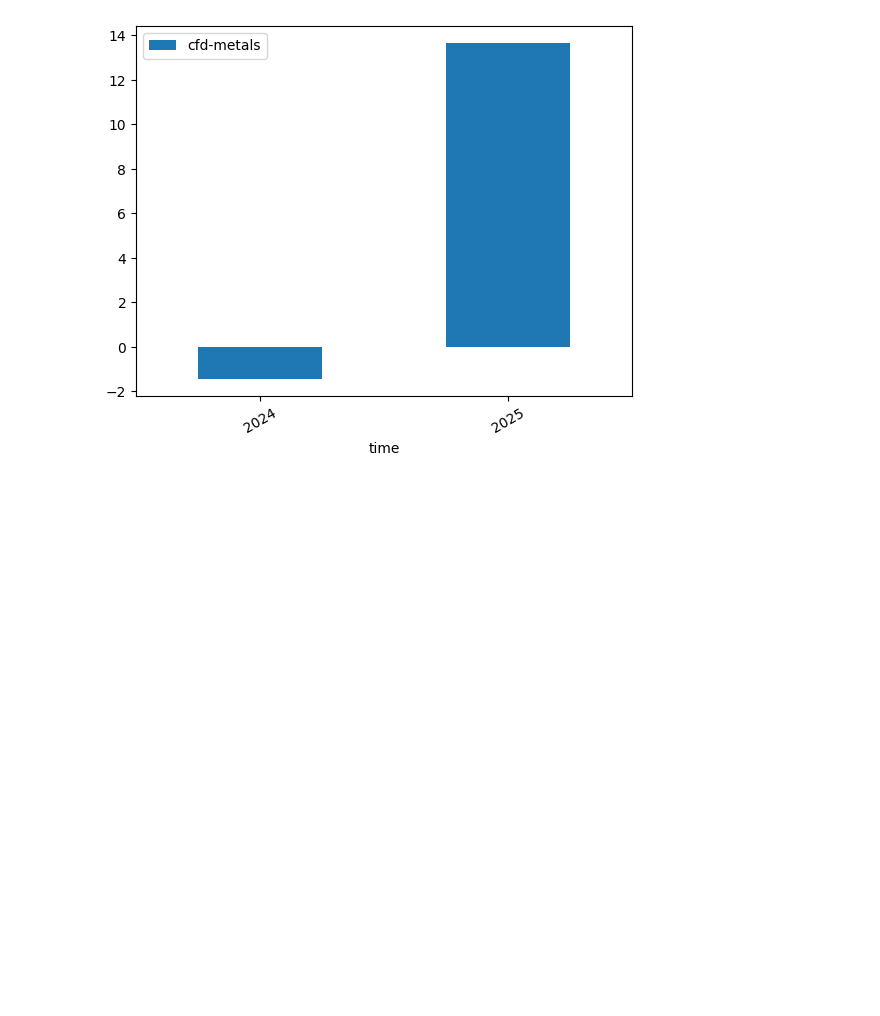
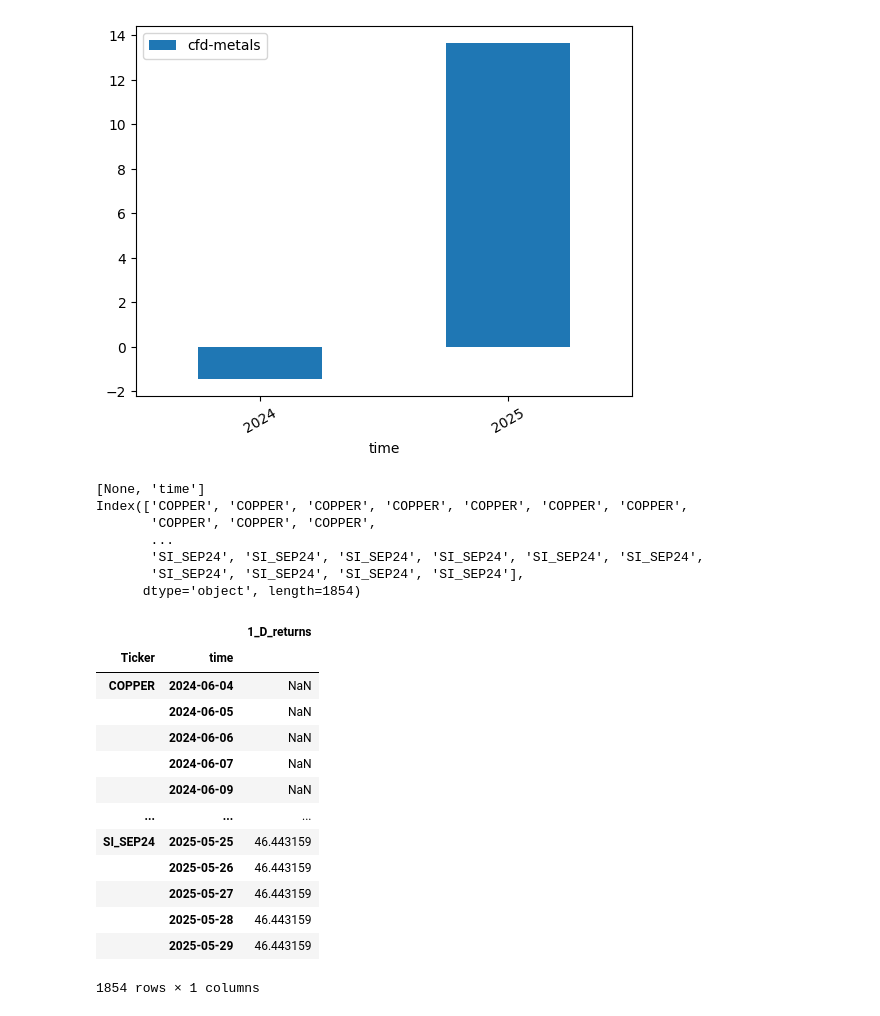
Before and after one commit to shreyash99ramtekkar/ai-for-trading, a Jupyter notebook: Course2: Building a workflow with AI/Obtaining Historical Forex Prices.ipynb, the cells around one changed output. Saved outputs shown, nothing was run; the diff lists cells and outputs as text; code cells hidden in the pictures; blank space fills up the shorter version.

Commit message:
RSI function

```diff
--- a/Course2: Building a workflow with AI/Obtaining Historical Forex Prices.ipynb
+++ b/Course2: Building a workflow with AI/Obtaining Historical Forex Prices.ipynb
@@ -13,6 +13,8 @@ FORCAST_HORIZON = 1
 #['forex majors', 'forex crosses', 'cfd-shares usa', 'cfd-etfs usa', 'cfd-bonds', 'cfd-indices', 'forex minors', 'forex ils', 'forex rub', 'forex try', 'forex zar', 'cfd-crypto', 'cfd-energies', 'cfd-agricultural', 'cfd-metals', 'internal', 'cfd-shares france', 'cfd-shares uk', 'cfd-shares germany', 'cfd-shares italy', 'cfd-shares canada', 'cfd-shares dutch']
 CATEGORY = "cfd-metals"
 START_DAYS_AGO = 365  # 2 years
+
+RSI_WINDOW = 14
 # %%
 list_of_momentums = [1,2]
 # %%
@@ -204,8 +230,8 @@ Category: cfd-shares france Symbol: _THALES.FR
 Categories set: dict_keys(['forex majors', 'forex crosses', 'cfd-shares usa', 'cfd-etfs usa', 'cfd-bonds', 'cfd-indices', 'forex minors', 'forex ils', 'forex rub', 'forex try', 'forex zar', 'cfd-crypt ...
 # %%
 historical_data = socket.get_category_historical_data(category=CATEGORY, start_date=datetime.now() - timedelta(days=START_DAYS_AGO), end_date=datetime.now())
-output = socket.computing_returns(historical_data, list_of_momentums)
-cumm, calender = socket.compute_BM_Perf(historical_data, CATEGORY)
+returns = socket.computing_returns(historical_data, list_of_momentums)
+cumm, calender = socket.compute_BM_Perf(returns, CATEGORY)
 # %% [output]
 Retrieved historical data for 6 symbols in category 'cfd-metals'
 Combined historical data shape: (312, 6)
@@ -356,3 +363,58 @@ calendar_returns.plot.bar(rot=30,  legend='top_left')#.opts(multi_level=False)
 # %% [output]
 <Axes: xlabel='time'>
 [figure]
+# %%
+def calculate_rsi(returns, RSI_WINDOW=RSI_WINDOW):
+    """
+    Calculate the Relative Strength Index (RSI) for the given total returns DataFrame.
+
+    Args:
+        total_returns (pd.DataFrame): DataFrame containing returns for each currency and each momentum period.
+        RSI_WINDOW (int): The window size for calculating RSI.
+
+    Returns:
+        pd.DataFrame: DataFrame with RSI values added.
+    """
+
+    gain = returns[returns>0].dropna().rolling(window=RSI_WINDOW).mean()
+    gain.name = "Gain"
+    loss = returns[returns<0].dropna().rolling(window=RSI_WINDOW).mean()
+    loss.name = "Loss"
+    returns = pd.merge(returns, gain, left_index=True, right_index=True, how='left')
+    returns = pd.merge(returns, loss, left_index=True, right_index=True, how='left')
+    returns = returns.ffill()
+    returns.dropna(inplace=True)
+    ratio = returns['Gain']/abs(returns['Loss'])
+    rsi = 100 - (100 / (1 + ratio))
+    return rsi
+# %%
+print(total_returns.index.names)
+print(total_returns.index.get_level_values(0))
+
+## Calculate the Relative Strength Index (RSI) for each 'Ticker' and add it to the 'total_returns' DataFrame. First, group the 'total_returns' DataFrame by the 'Ticker' column.
+# For each group, select the '1_d_returns' column and apply a transformation using the 'calculate_rsi' function from 'func_lib'.
+# - Assign the result to a new column named 'RSI' in the 'total_returns' DataFrame.
+total_returns.index.rename("Ticker", level=0, inplace=True)
+total_returns.groupby('Ticker')[['1_D_returns']].transform(calculate_rsi)
+# %% [output]
+[None, 'time']
+Index(['COPPER', 'COPPER', 'COPPER', 'COPPER', 'COPPER', 'COPPER', 'COPPER',
+       'COPPER', 'COPPER', 'COPPER',
+       ...
+       'SI_SEP24', 'SI_SEP24', 'SI_SEP24', 'SI_SEP24', 'SI_SEP24', 'SI_SEP24',
+       'SI_SEP24', 'SI_SEP24', 'SI_SEP24', 'SI_SEP24'],
+      dtype='object', length=1854)
+|  |  | 1_D_returns |
+| Ticker | time |  |
+| COPPER | 2024-06-04 | NaN |
+|  | 2024-06-05 | NaN |
+|  | 2024-06-06 | NaN |
+|  | 2024-06-07 | NaN |
+|  | 2024-06-09 | NaN |
+| ... | ... | ... |
+| SI_SEP24 | 2025-05-25 | 46.443159 |
+|  | 2025-05-26 | 46.443159 |
+|  | 2025-05-27 | 46.443159 |
+|  | 2025-05-28 | 46.443159 |
+|  | 2025-05-29 | 46.443159 |
+1854 rows × 1 columns
```
Also changed, not shown: parts of 5 cells of this notebook.
